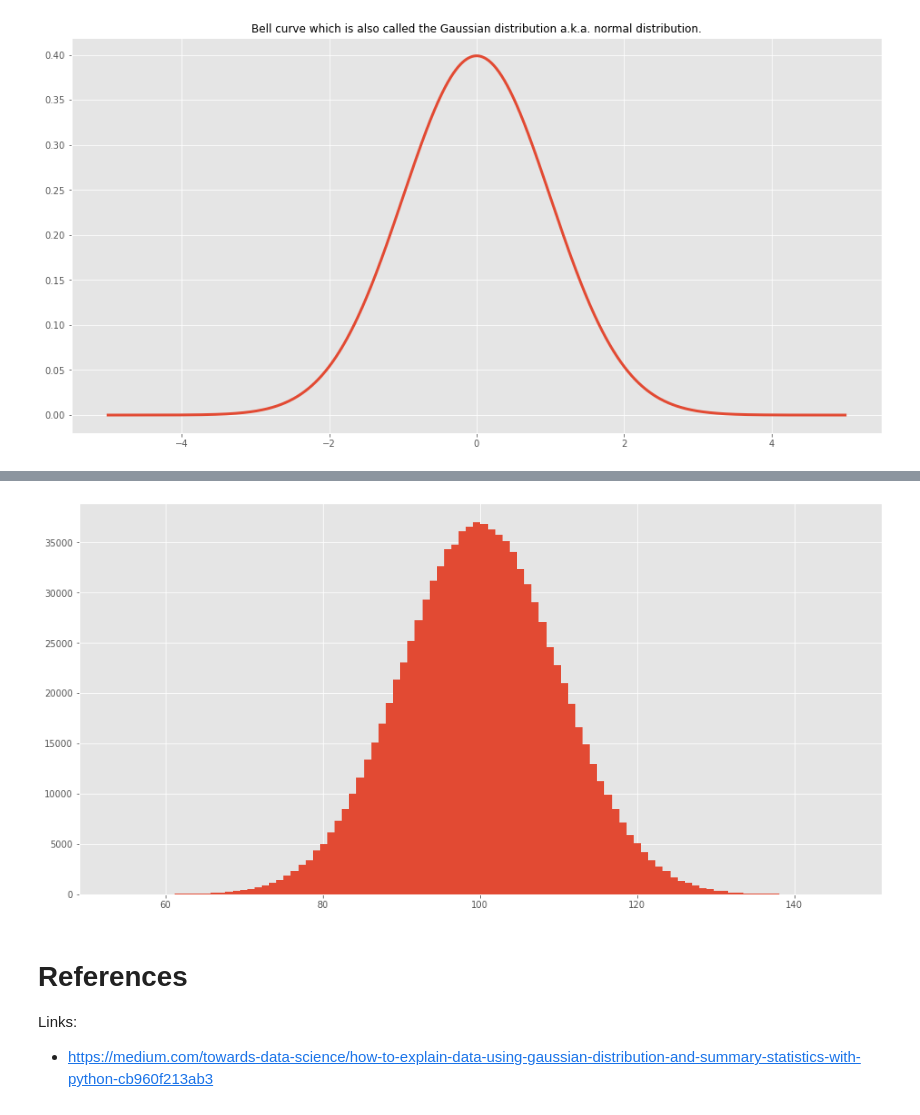
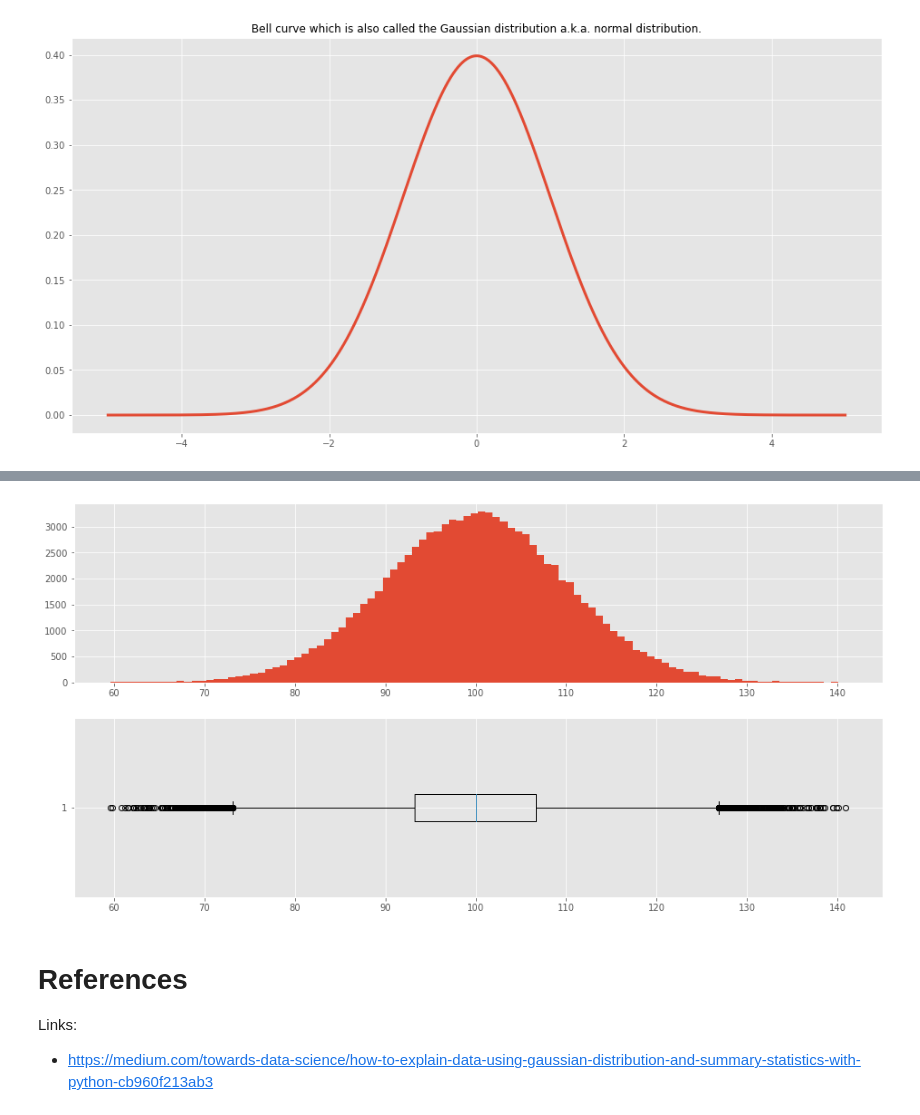
Before and after one commit to pepocasella/All_Data_Science, a Jupyter notebook: Gaussian-Distribution/Gaussian-Distribution.ipynb, the cells around one changed output, grey strips where cells are left out. Cells and saved outputs as stored; diff of their text form; code cells hidden in the pictures.

```diff
--- a/Gaussian-Distribution/Gaussian-Distribution.ipynb
+++ b/Gaussian-Distribution/Gaussian-Distribution.ipynb
@@ -58,8 +76,14 @@ plt.show()
-# %%
-plt.hist(data, bins=100)
-plt.show()
-# %% [output]
-[figure, removed]
+# %%
+mu = 100
+sigma = 10
+noise = np.random.normal(mu, sigma, [100000,1]).ravel()
+
+fig, axes = plt.subplots(2,1,figsize=(16,8))
+axes[0].hist(noise, bins=100)
+axes[1].boxplot(noise, vert=False)
+plt.show()
+# %% [output]
+[figure, added]
 # %% [markdown]
 # References
 
```
Also changed, not shown: parts of 2 cells of this notebook.
